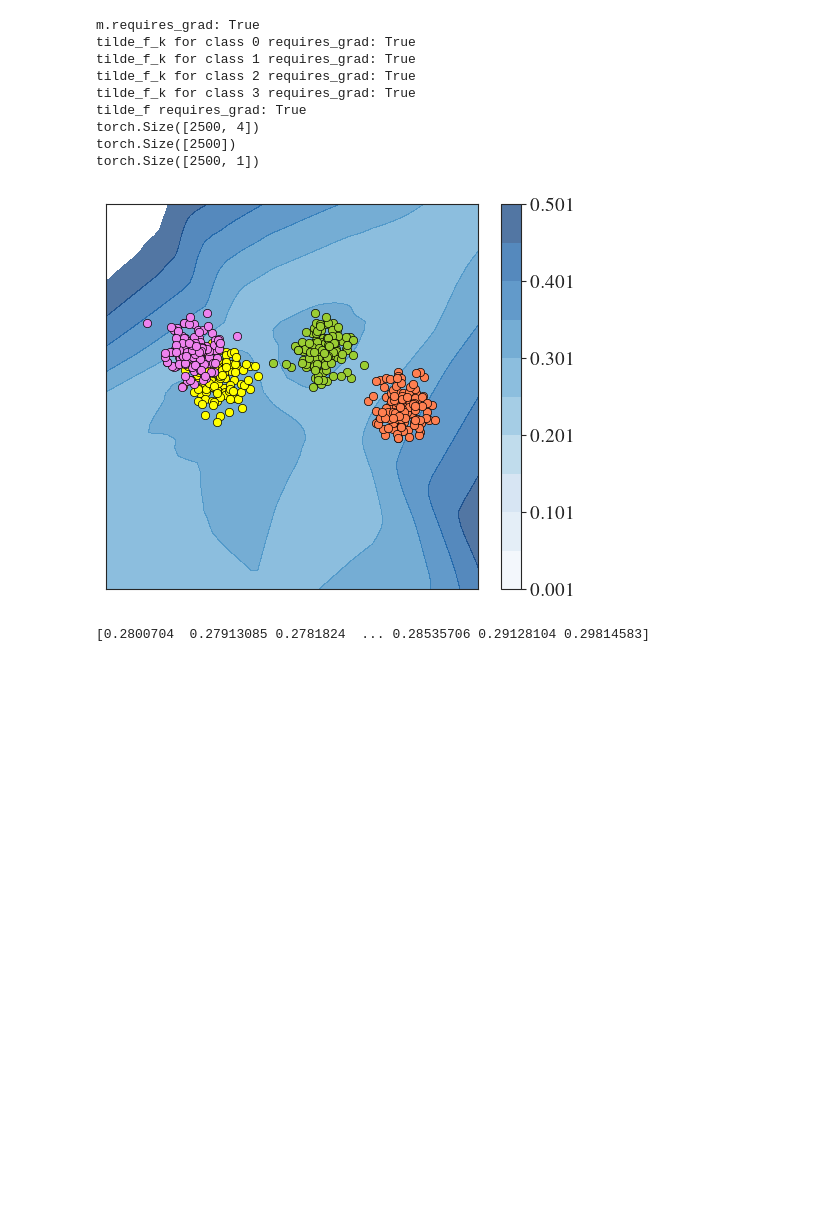
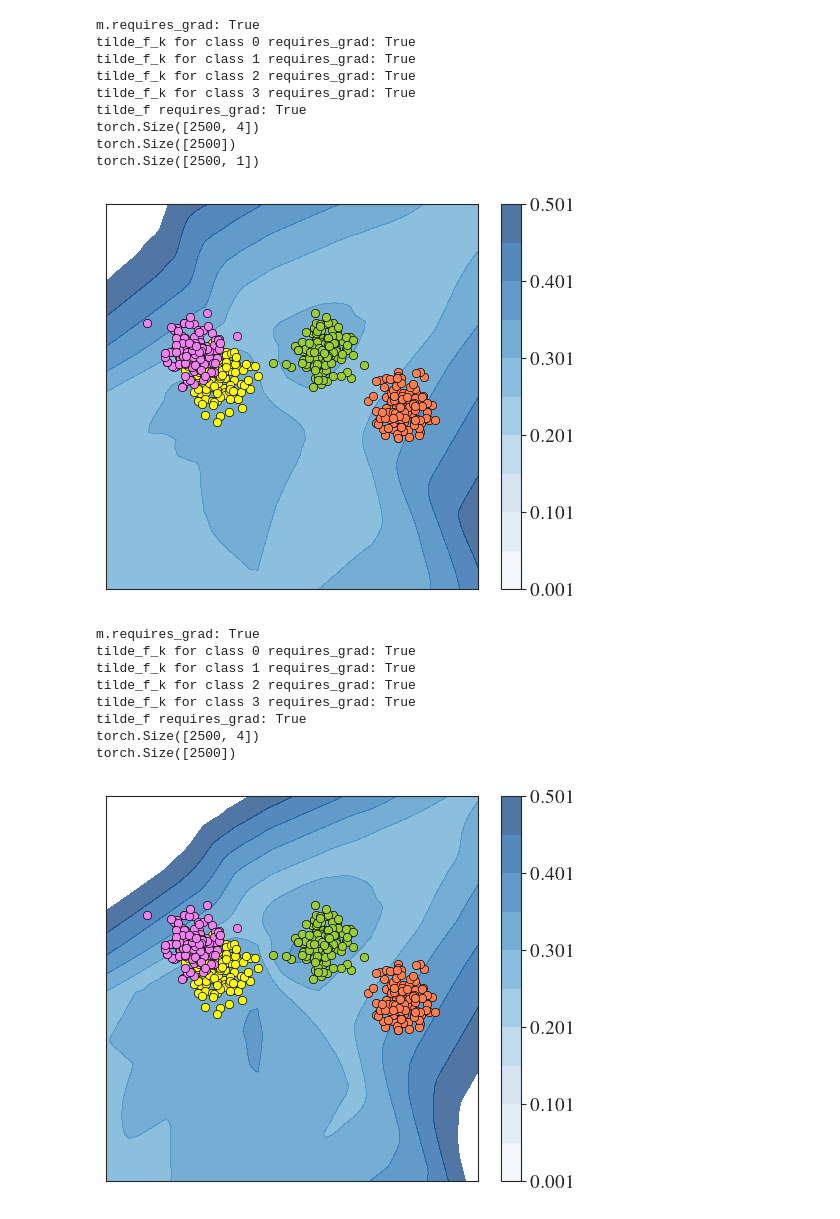
Before and after one commit to YuedanHuo/BML_ReLU, a Jupyter notebook: BNN_multiclass.ipynb, the cells around one changed output. Drawn from its saved outputs; the diff is of its cells as text; code cells hidden in the pictures; blank space fills up the shorter version.

```diff
--- a/BNN_multiclass.ipynb
+++ b/BNN_multiclass.ipynb
@@ -424,15 +427,16 @@ def predict_with_sigmoid_bound(x):
     lambda_max_H = lambda_max_U * lambda_max_V
     print(grad_tilde_f.shape)
     print((torch.norm(grad_tilde_f, dim=-1, p=2).pow(2)).shape)
-    #min_grad_norm_sq = torch.norm(grad_tilde_f, dim=-1, p=2).pow(2).min(dim=-1, keepdim=True).values
-    min_grad_norm_sq = grad_tilde_f.pow(2).min(dim=-1, keepdim=True).values  # Shape: (batch_size, 1)
-    print(min_grad_norm_sq.shape)
+    #min_grad_norm_sq = grad_tilde_f.pow(2).min(dim=-1, keepdim=True).values  # Shape: (batch_size, 1)
+    median_grad_norm = torch.median(grad_tilde_f, dim=-1, keepdim=True).values
+
+    #print(min_grad_norm_sq.shape)
 
 
 
     # Compute uncertainty-adjusted scaling
     #uncertainty_scale = 1 + torch.sqrt((torch.pi / 8) * lambda_min_v)
-    uncertainty_scale = 1+ torch.sqrt((torch.pi / 8) * lambda_max_H * min_grad_norm_sq)
+    uncertainty_scale = 1+ torch.sqrt((torch.pi / 8) * lambda_max_H * median_grad_norm)
     # Compute final adjusted logits
     z_k = tilde_f / uncertainty_scale
 
@@ -462,7 +466,22 @@ torch.Size([2500, 4])
 torch.Size([2500])
 torch.Size([2500, 1])
 [figure]
-# %%
-print(conf)
-# %% [output]
-[0.2800704  0.27913085 0.2781824  ... 0.28535706 0.29128104 0.29814583]
+# %%
+py = predict_with_sigmoid_bound(X_test)
+# Get the posterior covariance and make prediction
+#py = predict(X_test)
+
+# Confidence
+conf = py.max(1)
+
+plot_concen(X, Y, X1_test, X2_test, conf.reshape(size, size), test_range)
+# %% [output]
+m.requires_grad: True
+tilde_f_k for class 0 requires_grad: True
+tilde_f_k for class 1 requires_grad: True
+tilde_f_k for class 2 requires_grad: True
+tilde_f_k for class 3 requires_grad: True
+tilde_f requires_grad: True
+torch.Size([2500, 4])
+torch.Size([2500])
+[figure, added]
```
Also changed, not shown: parts of 13 cells of this notebook, 1 other file.
